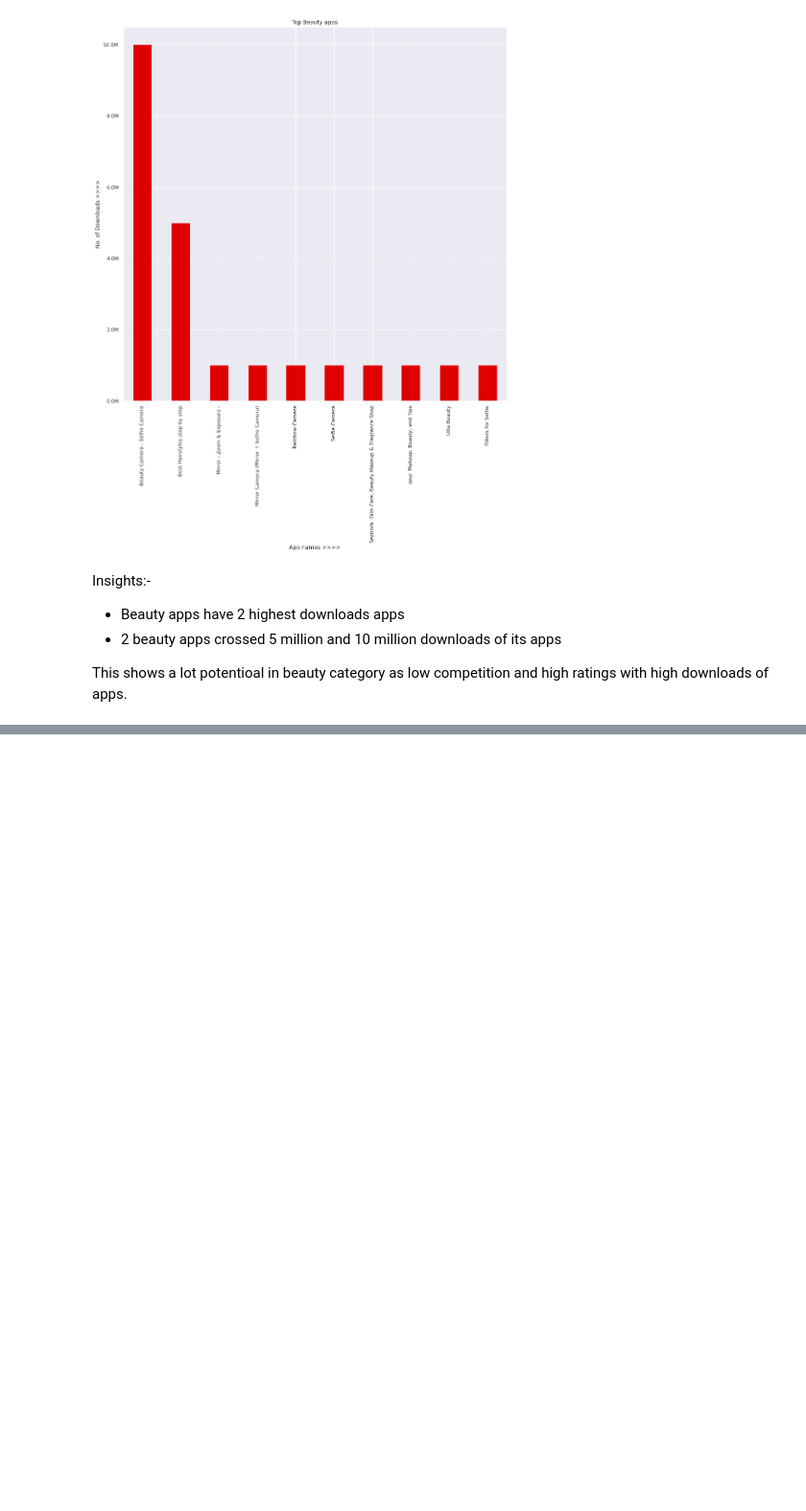
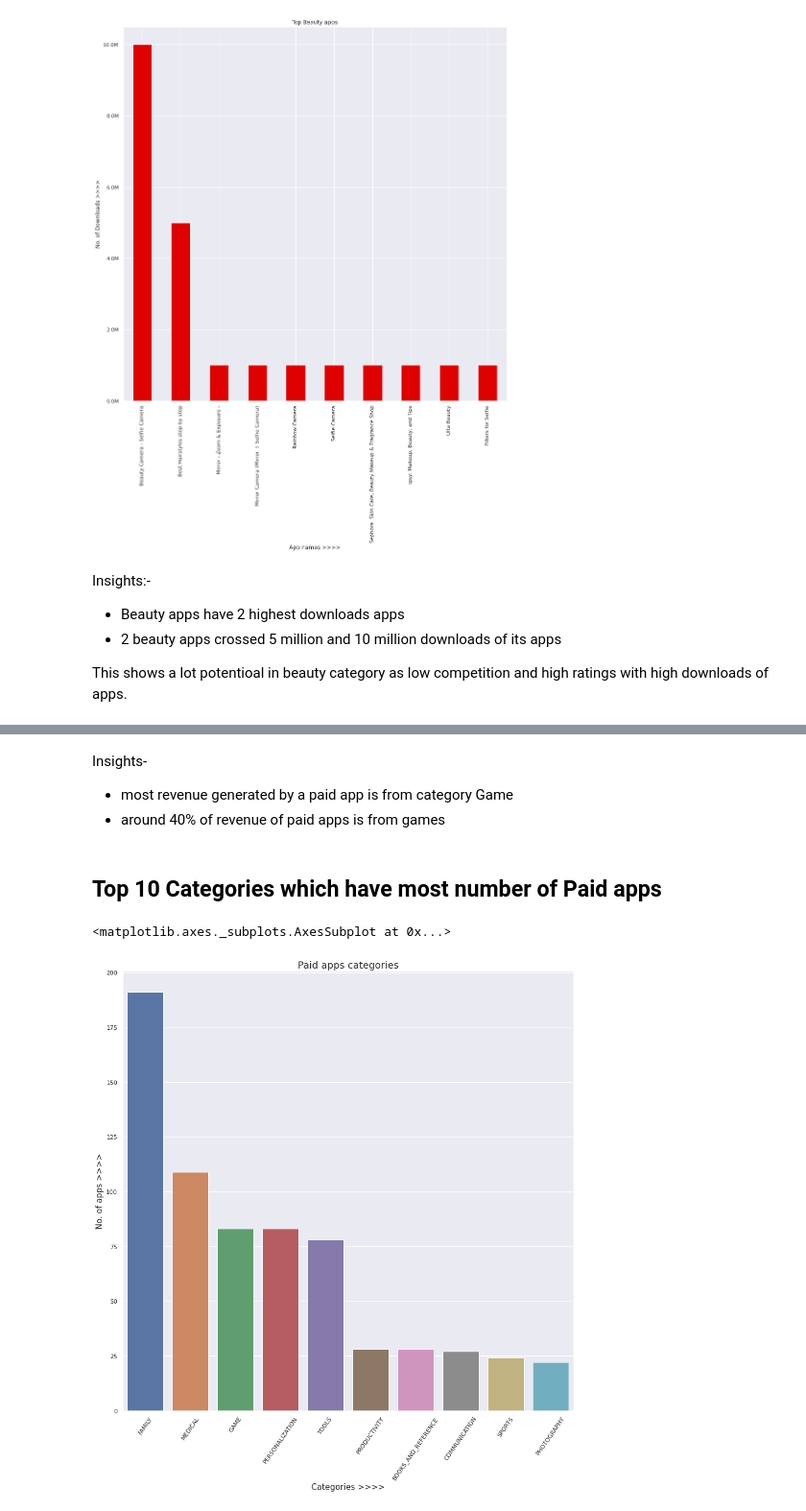
Before and after one commit to GuptaRitik/PlayStore-Review-EDA, a Jupyter notebook: Play_Store_App_Review_Analysis_Capstone_Project.ipynb, the cells around one changed output, grey strips where cells are left out. Shown: that part at 96% size. Cells and saved outputs as stored; diff of their text form; code cells hidden in the pictures; blank space fills up the shorter version.

```diff
--- a/Play_Store_App_Review_Analysis_Capstone_Project.ipynb
+++ b/Play_Store_App_Review_Analysis_Capstone_Project.ipynb
@@ -331,0 +380,19 @@ This shows  a lot potentioal in beauty category as low competition and high rati
+# %% [markdown]
+Insights-
+* most revenue generated by a paid app is from category Game
+* around 40% of revenue of paid apps is from games
+# %% [markdown]
+## Top 10 Categories which have most number of Paid apps
+# %%
+# slicing dataframe with top 10 paid app category and founding number of counts per category
+paid_categories = df[df['Type']=='Paid']['Category'].value_counts().head(10)
+
+#plotting the visual reprentation of top 10 categories having paid apps
+plt.xticks(rotation=55)
+plt.title('Paid apps categories', fontsize=18)
+plt.xlabel('Categories >>>>',fontsize=15)
+plt.ylabel('No. of apps >>>>',fontsize=15)
+sns.barplot(x = paid_categories.index, y =paid_categories.values)
+# %% [output]
+<matplotlib.axes._subplots.AxesSubplot at 0x...>
+[figure, added]
```
Also changed, not shown: parts of 19 cells of this notebook.
